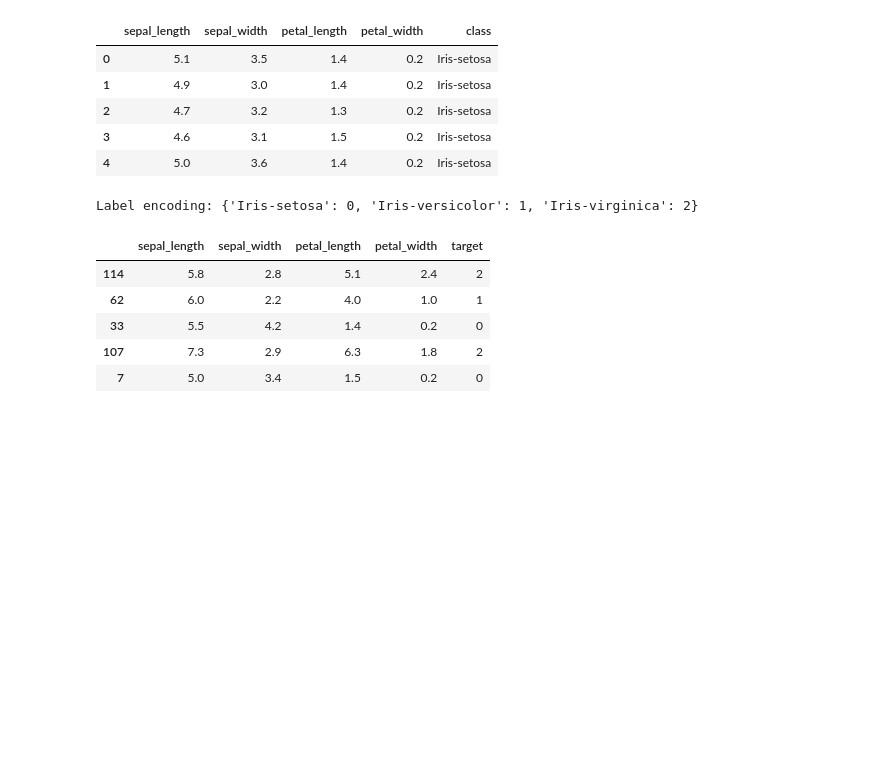
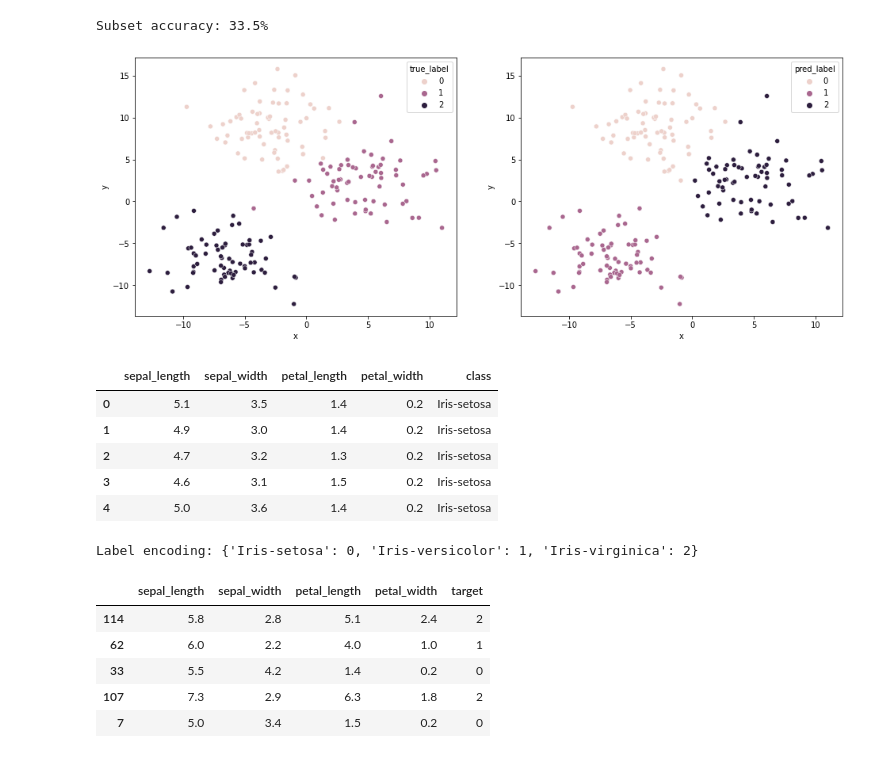
Before and after one commit to yukikitayama/machine-learning, a Jupyter notebook: unsupervised-learning/k_means_clustering.ipynb, the cells around one changed output. Saved outputs shown, nothing was run; the diff lists cells and outputs as text; code cells hidden in the pictures; blank space fills up the shorter version.

```diff
--- a/unsupervised-learning/k_means_clustering.ipynb
+++ b/unsupervised-learning/k_means_clustering.ipynb
@@ -10,0 +54,11 @@ RANDOM_STATE = 0
+# %%
+scaler = StandardScaler()
+scaled_features = scaler.fit_transform(features)
+# %%
+kmeans = KMeans(
+    init='random',
+    n_clusters=3,
+    n_init=10,
+    max_iter=100,
+    random_state=RANDOM_STATE
+)
@@ -10,0 +81,2 @@ RANDOM_STATE = 0
+# %%
+df['pred_label'] = kmeans.labels_
@@ -11,3 +101,30 @@ RANDOM_STATE = 0
+# %%
+score = accuracy_score(df['true_label'], df['pred_label'])
+print(f'Subset accuracy: {score:.1%}')
+# %% [output]
+Subset accuracy: 33.5%
+# %%
+plt.figure(figsize=(8 * 2, 6))
+
+plt.subplot(1, 2, 1)
+sns.scatterplot(
+    x='x',
+    y='y',
+    hue='true_label',
+    data=df
+)
+
+plt.subplot(1, 2, 2)
+sns.scatterplot(
+    x='x',
+    y='y',
+    hue='pred_label',
+    data=df
+)
+
+plt.show()
+# %% [output]
+[figure, added]
 # %%
 df = pd.read_csv(data_01, names=COLUMNS)
 # %%
```
Also changed, not shown: parts of 12 cells of this notebook, 1 other file.
